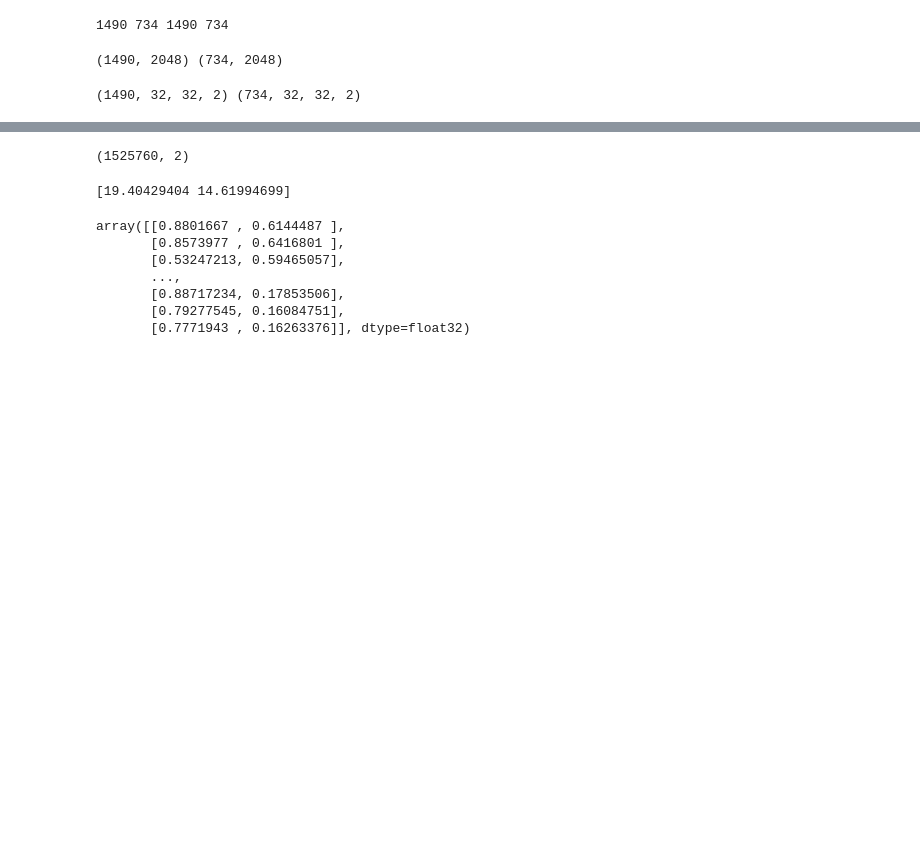
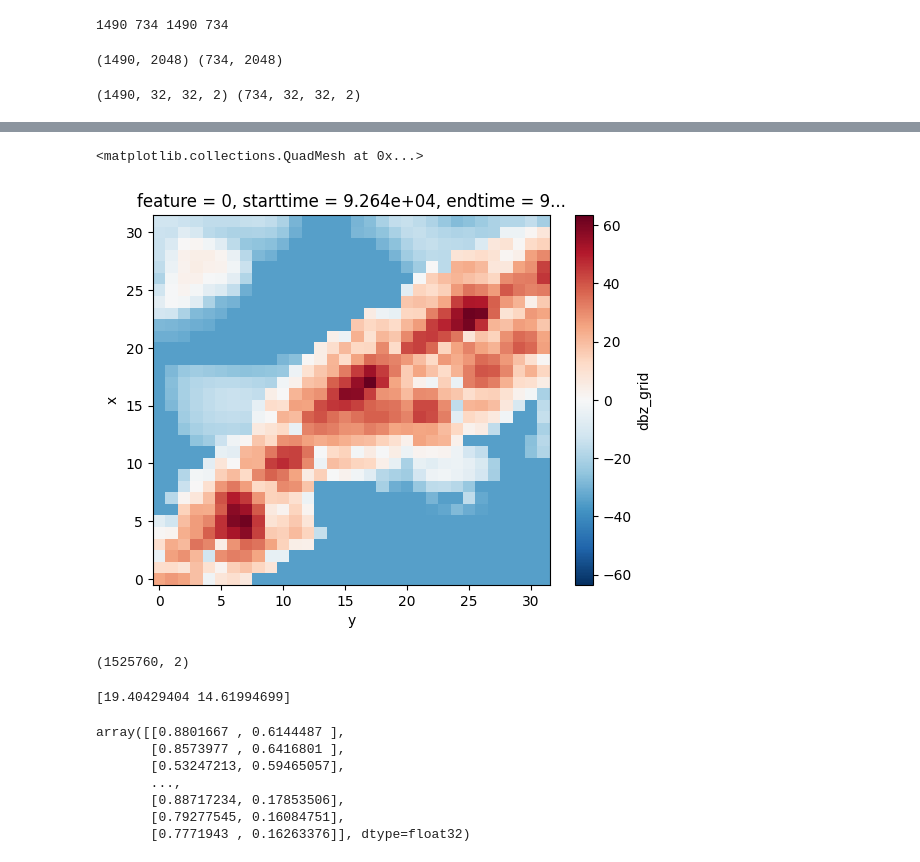
Before and after one commit to mariajmolina/UMDAOSC650, a Jupyter notebook: firstcnn.ipynb, the cells around one changed output, grey strips where cells are left out. Cells and saved outputs as stored; diff of their text form; code cells hidden in the pictures; blank space fills up the shorter version.

```diff
--- a/firstcnn.ipynb
+++ b/firstcnn.ipynb
@@ -200,3 +332,8 @@ xtest_1d = X_test.stack(newdim=['starttime','x','y']).transpose('newdim','featur
+# %%
+X_train.isel(starttime=10, feature=0).plot()
+# %% [output]
+<matplotlib.collections.QuadMesh at 0x...>
+[figure, added]
 # %%
 xtrain_1d.shape
 # %% [output]
```
Also changed, not shown: parts of 7 cells of this notebook.
